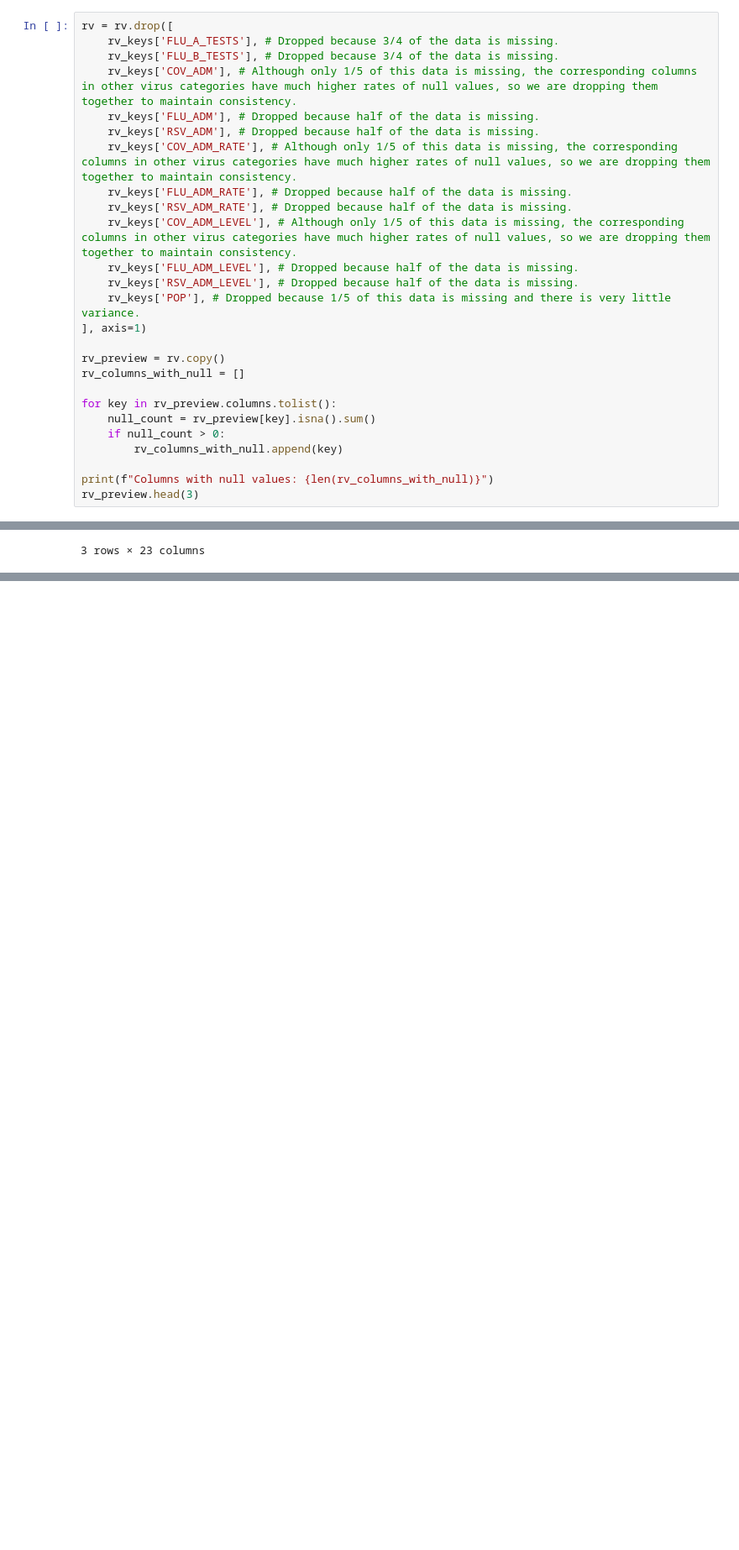
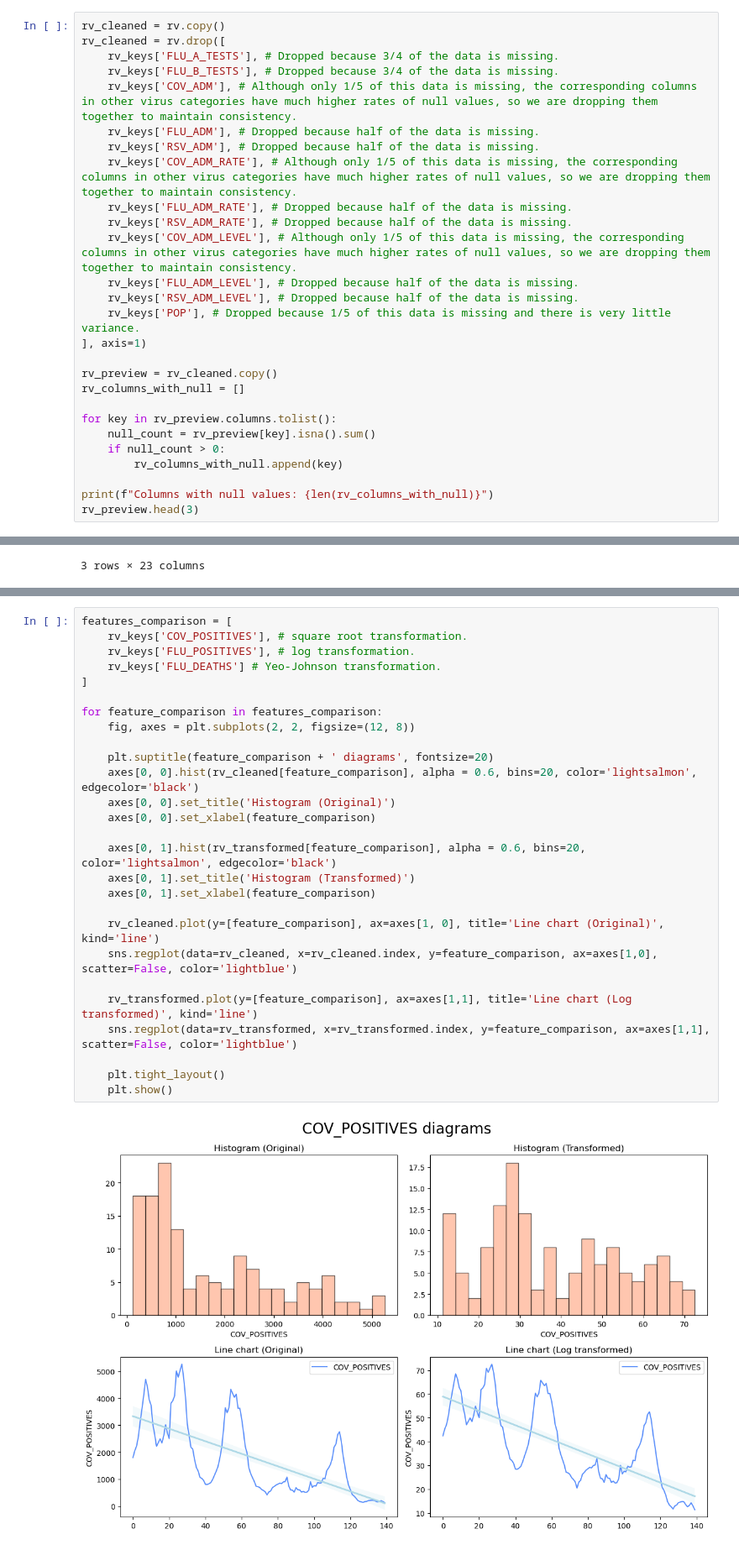
Before and after one commit to ianbunag/cmpe-255-data-mining-project, a Jupyter notebook: 03-30-data-preparation-respiratory-virus-dashboard.ipynb, the cells around one changed output, grey strips where cells are left out. Shown at 84% size. Cells and saved outputs as stored; diff of their text form; blank space fills up the shorter version.

Commit message:
Stabilize respiratory virus data

```diff
--- a/03-30-data-preparation-respiratory-virus-dashboard.ipynb
+++ b/03-30-data-preparation-respiratory-virus-dashboard.ipynb
@@ -10,7 +18,8 @@ rv = pd.read_csv('03-26-respiratory-virus-dashboard-2023-2026.csv')
 
 Remove mostly null and non-representative columns from respiratory virus data.
 # %%
-rv = rv.drop([
+rv_cleaned = rv.copy()
+rv_cleaned = rv.drop([
     rv_keys['FLU_A_TESTS'], # Dropped because 3/4 of the data is missing.
     rv_keys['FLU_B_TESTS'], # Dropped because 3/4 of the data is missing.
     rv_keys['COV_ADM'], # Although only 1/5 of this data is missing, the corresponding columns in other virus categories have much higher rates of null values, so we are dropping them together to maintain consistency.
@@ -25,7 +34,7 @@ rv = rv.drop([
     rv_keys['POP'], # Dropped because 1/5 of this data is missing and there is very little variance.
 ], axis=1)
 
-rv_preview = rv.copy()
+rv_preview = rv_cleaned.copy()
 rv_columns_with_null = []
 
 for key in rv_preview.columns.tolist():
@@ -44,0 +159,29 @@ Columns with null values: 0
+# %%
+features_comparison = [
+    rv_keys['COV_POSITIVES'], # square root transformation.
+    rv_keys['FLU_POSITIVES'], # log transformation.
+    rv_keys['FLU_DEATHS'] # Yeo-Johnson transformation.
+]
+
+for feature_comparison in features_comparison:
+    fig, axes = plt.subplots(2, 2, figsize=(12, 8))
+
+    plt.suptitle(feature_comparison + ' diagrams', fontsize=20)
+    axes[0, 0].hist(rv_cleaned[feature_comparison], alpha = 0.6, bins=20, color='lightsalmon', edgecolor='black')
+    axes[0, 0].set_title('Histogram (Original)')
+    axes[0, 0].set_xlabel(feature_comparison)
+
+    axes[0, 1].hist(rv_transformed[feature_comparison], alpha = 0.6, bins=20, color='lightsalmon', edgecolor='black')
+    axes[0, 1].set_title('Histogram (Transformed)')
+    axes[0, 1].set_xlabel(feature_comparison)
+
+    rv_cleaned.plot(y=[feature_comparison], ax=axes[1, 0], title='Line chart (Original)', kind='line')
+    sns.regplot(data=rv_cleaned, x=rv_cleaned.index, y=feature_comparison, ax=axes[1,0], scatter=False, color='lightblue')
+
+    rv_transformed.plot(y=[feature_comparison], ax=axes[1,1], title='Line chart (Log transformed)', kind='line')
+    sns.regplot(data=rv_transformed, x=rv_transformed.index, y=feature_comparison, ax=axes[1,1], scatter=False, color='lightblue')
+
+    plt.tight_layout()
+    plt.show()
+# %% [output]
+[figure, added]
```
Also changed, not shown: parts of 9 cells of this notebook, 7 other files.
